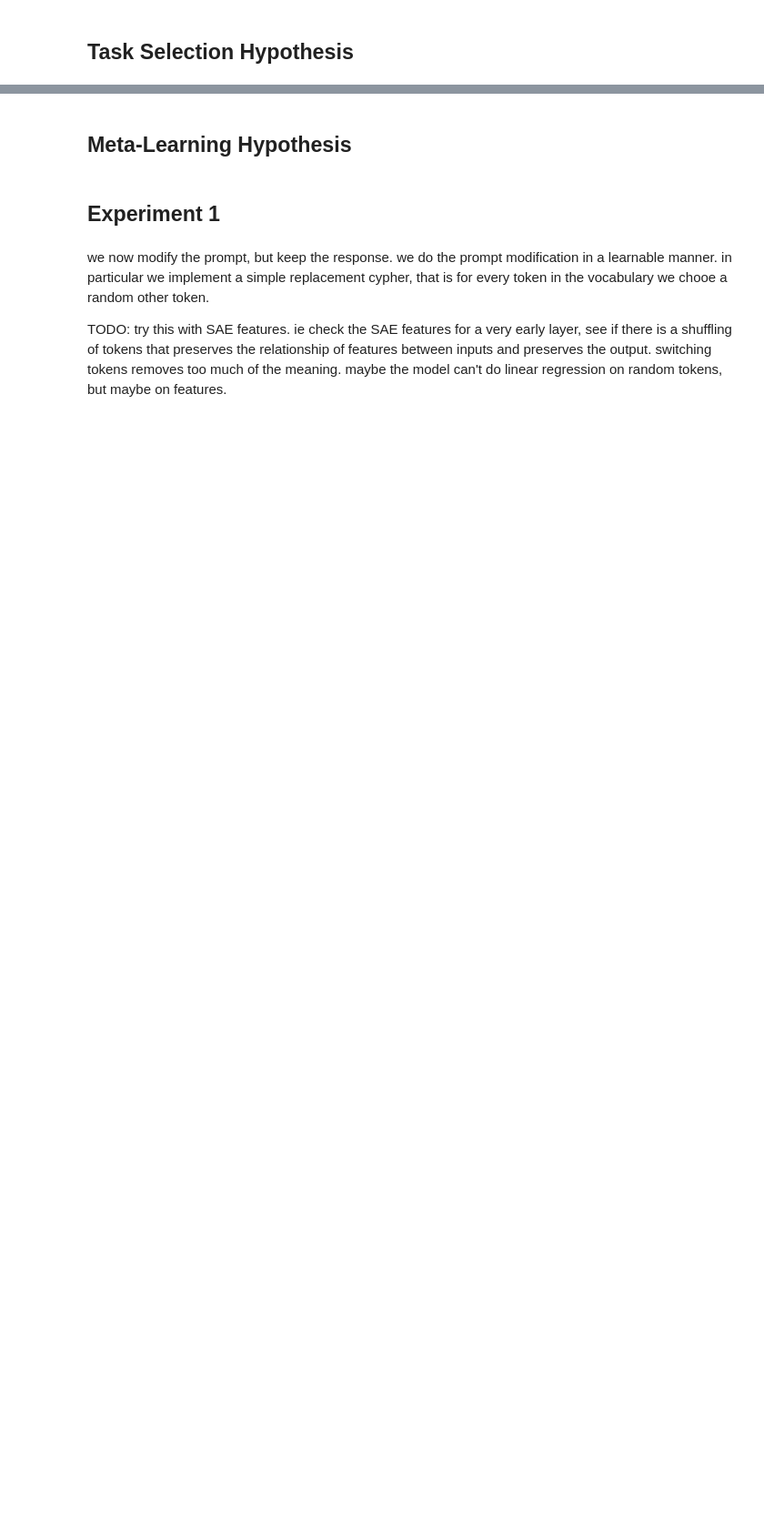
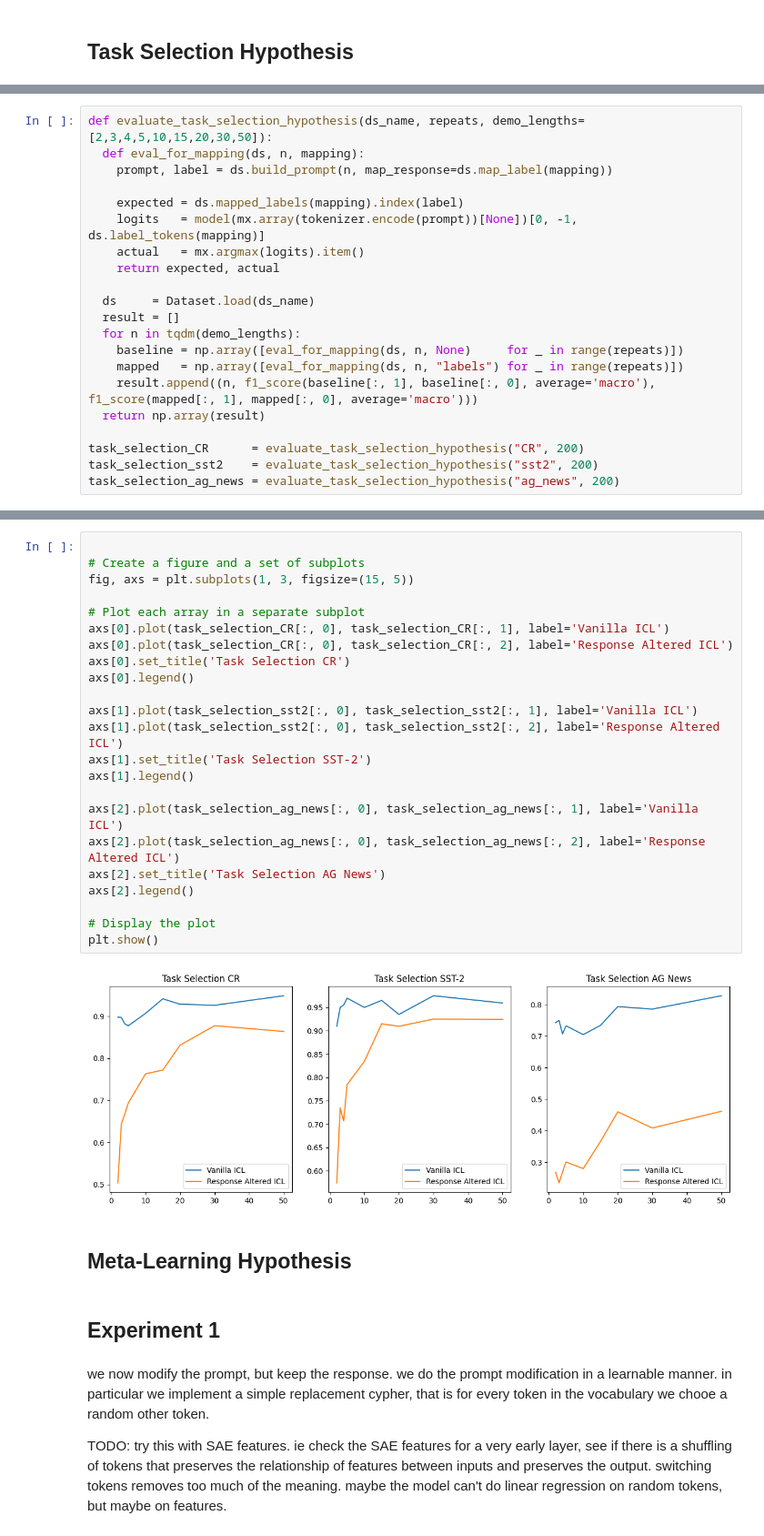
Before and after one commit to derfred/tutorials, a Jupyter notebook: icl_structured_task_hypothesis/icl_structured_task_hypothesis.ipynb, the cells around one changed output, grey strips where cells are left out. Shown at 91% size. Cells and saved outputs as stored; diff of their text form; blank space fills up the shorter version.

```diff
--- a/icl_structured_task_hypothesis/icl_structured_task_hypothesis.ipynb
+++ b/icl_structured_task_hypothesis/icl_structured_task_hypothesis.ipynb
@@ -69,0 +100,21 @@ plt.show()
+# %%
+def evaluate_task_selection_hypothesis(ds_name, repeats, demo_lengths=[2,3,4,5,10,15,20,30,50]):
+  def eval_for_mapping(ds, n, mapping):
+    prompt, label = ds.build_prompt(n, map_response=ds.map_label(mapping))
+
+    expected = ds.mapped_labels(mapping).index(label)
+    logits   = model(mx.array(tokenizer.encode(prompt))[None])[0, -1, ds.label_tokens(mapping)]
+    actual   = mx.argmax(logits).item()
+    return expected, actual
+
+  ds     = Dataset.load(ds_name)
+  result = []
+  for n in tqdm(demo_lengths):
+    baseline = np.array([eval_for_mapping(ds, n, None)     for _ in range(repeats)])
+    mapped   = np.array([eval_for_mapping(ds, n, "labels") for _ in range(repeats)])
+    result.append((n, f1_score(baseline[:, 1], baseline[:, 0], average='macro'), f1_score(mapped[:, 1], mapped[:, 0], average='macro')))
+  return np.array(result)
+
+task_selection_CR      = evaluate_task_selection_hypothesis("CR", 200)
+task_selection_sst2    = evaluate_task_selection_hypothesis("sst2", 200)
+task_selection_ag_news = evaluate_task_selection_hypothesis("ag_news", 200)
@@ -70,3 +124,28 @@ plt.show()
+# %%
+
+# Create a figure and a set of subplots
+fig, axs = plt.subplots(1, 3, figsize=(15, 5))
+
+# Plot each array in a separate subplot
+axs[0].plot(task_selection_CR[:, 0], task_selection_CR[:, 1], label='Vanilla ICL')
+axs[0].plot(task_selection_CR[:, 0], task_selection_CR[:, 2], label='Response Altered ICL')
+axs[0].set_title('Task Selection CR')
+axs[0].legend()
+
+axs[1].plot(task_selection_sst2[:, 0], task_selection_sst2[:, 1], label='Vanilla ICL')
+axs[1].plot(task_selection_sst2[:, 0], task_selection_sst2[:, 2], label='Response Altered ICL')
+axs[1].set_title('Task Selection SST-2')
+axs[1].legend()
+
+axs[2].plot(task_selection_ag_news[:, 0], task_selection_ag_news[:, 1], label='Vanilla ICL')
+axs[2].plot(task_selection_ag_news[:, 0], task_selection_ag_news[:, 2], label='Response Altered ICL')
+axs[2].set_title('Task Selection AG News')
+axs[2].legend()
+
+# Display the plot
+plt.show()
+# %% [output]
+[figure, added]
 # %% [markdown]
 ## Meta-Learning Hypothesis
 # %% [markdown]
```
Also changed, not shown: parts of 13 cells of this notebook, 1 other file.
